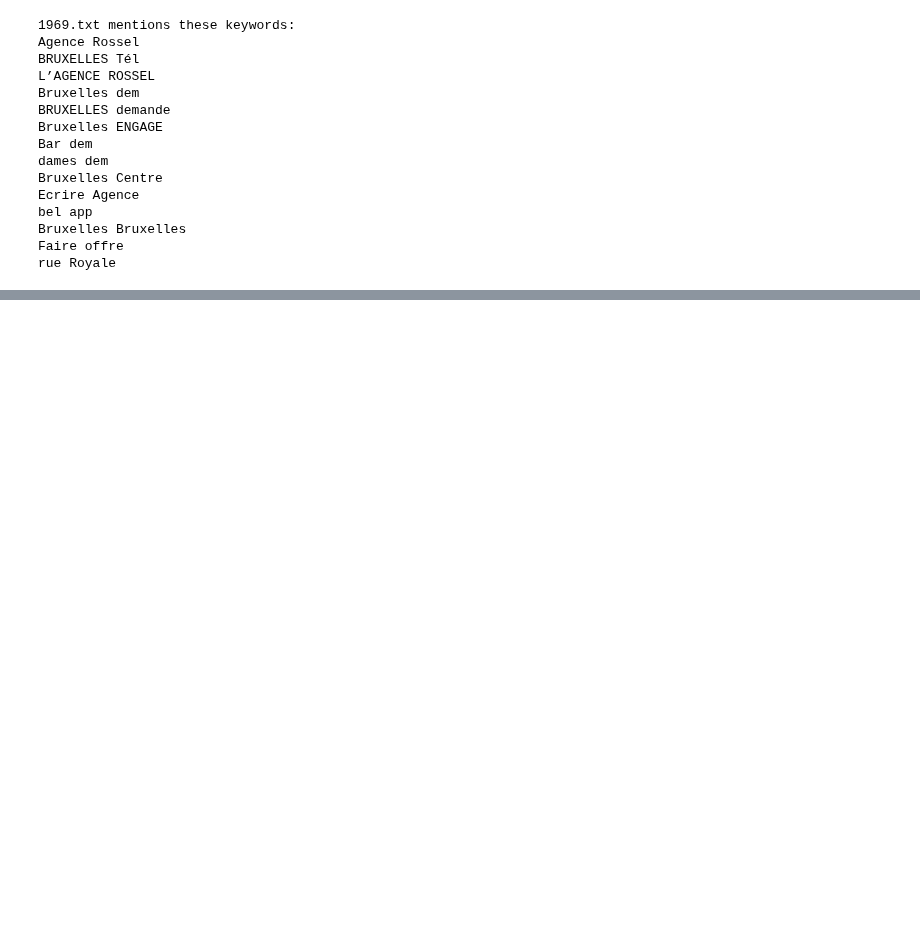
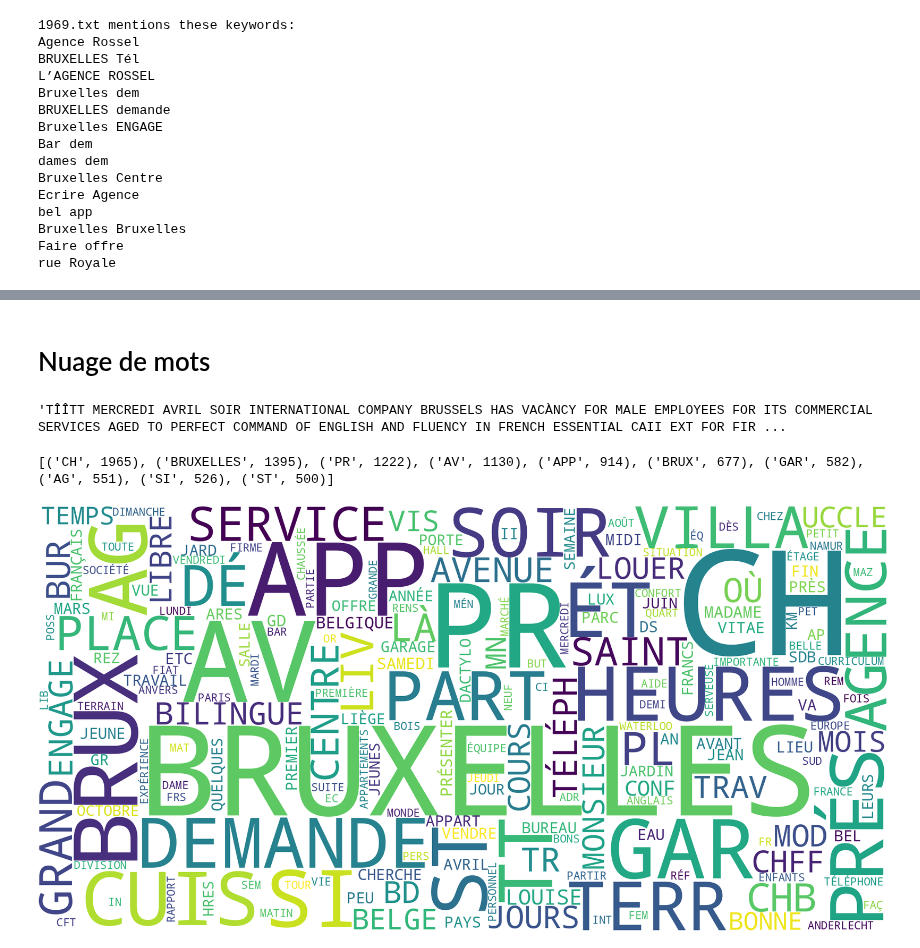
Before and after one commit to paffidim/tac, a Jupyter notebook: tps/tp2/tp2.ipynb, the cells around one changed output, grey strips where cells are left out. Saved outputs shown, nothing was run; the diff lists cells and outputs as text; code cells hidden in the pictures; blank space fills up the shorter version.

```diff
--- a/tps/tp2/tp2.ipynb
+++ b/tps/tp2/tp2.ipynb
@@ -402,0 +405,22 @@ BRUXELLES TÉL
+# %% [markdown]
+# Nuage de mots
+# %%
+# Vérifier le résultat
+with open(os.path.join(temp_path, cleaned_file), 'r', encoding='utf-8') as f:
+    after = f.read()
+
+after[:500]
+# %% [output]
+'TÎÎTT MERCREDI AVRIL SOIR INTERNATIONAL COMPANY BRUSSELS HAS VACÀNCY FOR MALE EMPLOYEES FOR ITS COMMERCIAL SERVICES AGED TO PERFECT COMMAND OF ENGLISH AND FLUENCY IN FRENCH ESSENTIAL CAII EXT FOR FIR ...
+# %%
+# Affichage des termes les plus fréquents
+frequencies = Counter(after.split())
+print(frequencies.most_common(10))
+# %% [output]
+[('CH', 1965), ('BRUXELLES', 1395), ('PR', 1222), ('AV', 1130), ('APP', 914), ('BRUX', 677), ('GAR', 582), ('AG', 551), ('SI', 526), ('ST', 500)]
+# %%
+cloud = WordCloud(width=2000, height=1000, background_color='white').generate_from_frequencies(frequencies)
+cloud.to_file(os.path.join(temp_path, f"{year_selected}.png"))
+Image(filename=os.path.join(temp_path, f"{year_selected}.png"))
+# %% [output]
+[figure, added]
```
Also changed, not shown: parts of 7 cells of this notebook.
